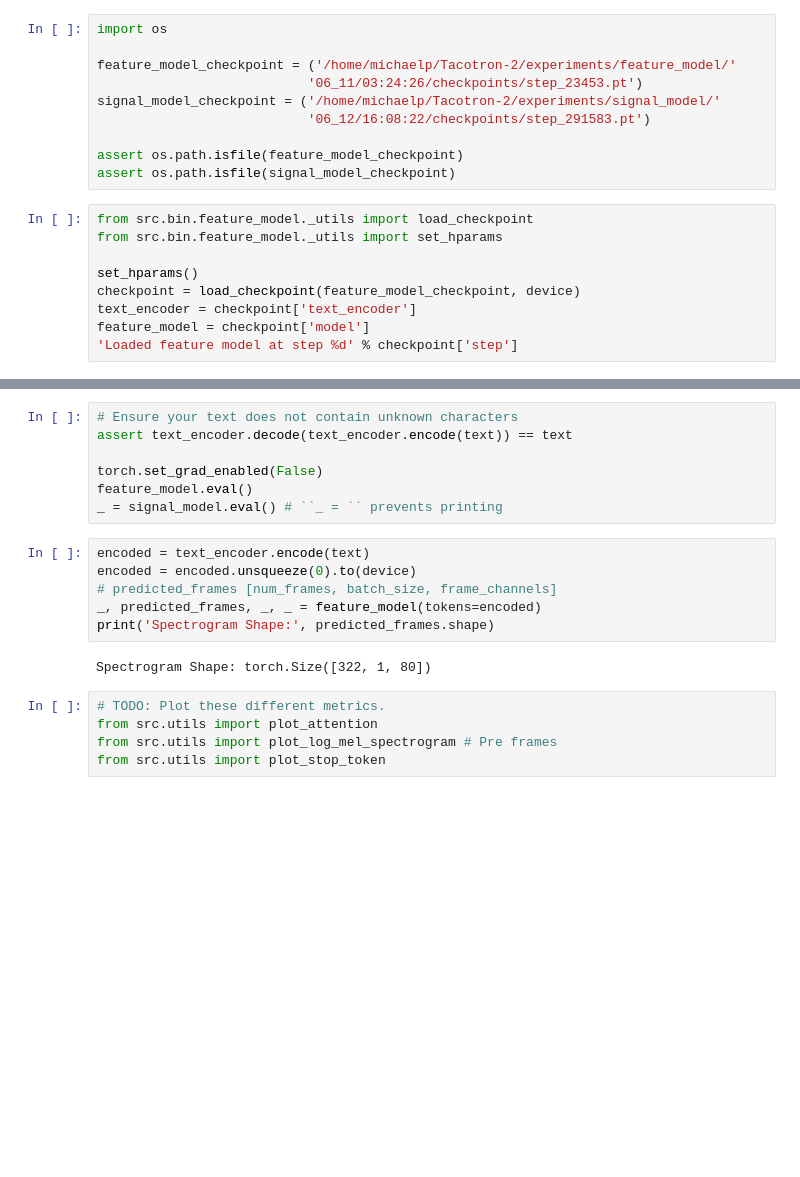
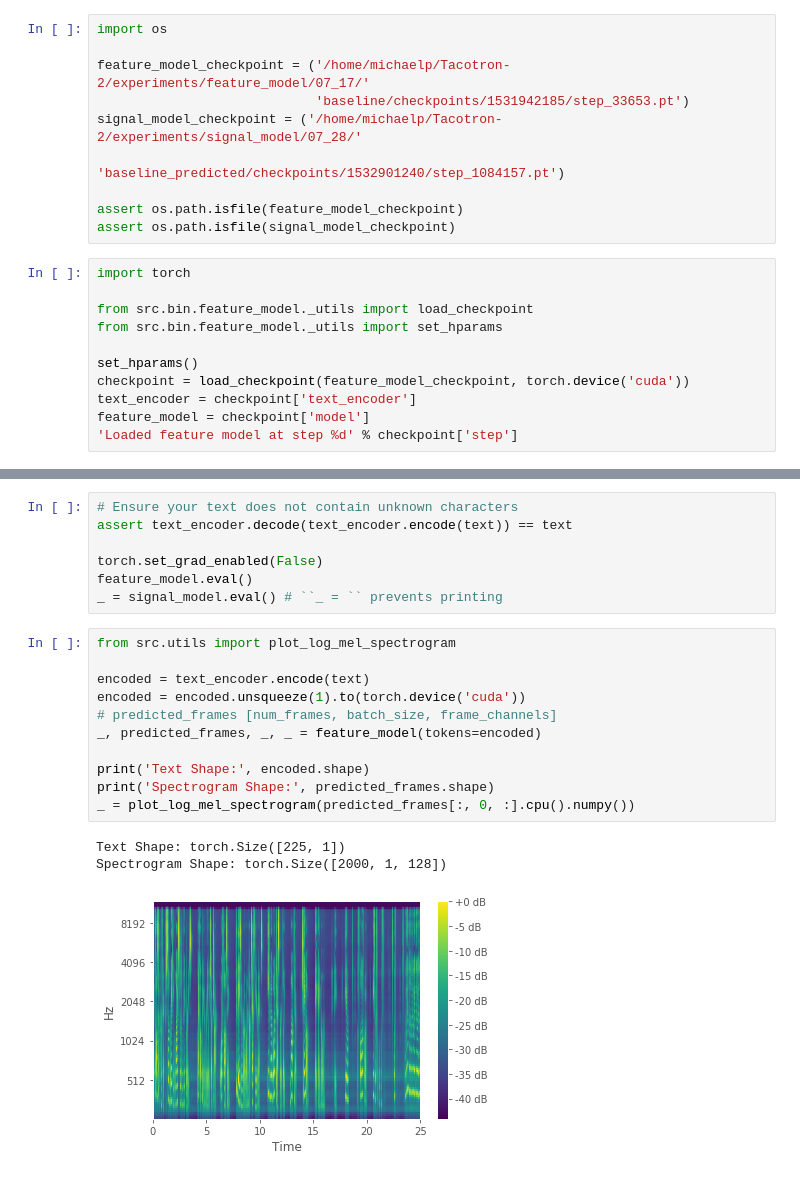
Before and after one commit to wellsaid-labs/tts-evaluation, a Jupyter notebook: notebooks/Synthesize Speech from Text.ipynb, the cells around one changed output, grey strips where cells are left out. Drawn from its saved outputs; the diff is of its cells as text; blank space fills up the shorter version.

```diff
--- a/notebooks/Synthesize Speech from Text.ipynb
+++ b/notebooks/Synthesize Speech from Text.ipynb
@@ -22,19 +14,21 @@ device = torch.device('cuda') if torch.cuda.is_available() else torch.device('cp
 # %%
 import os
 
-feature_model_checkpoint = ('/home/michaelp/Tacotron-2/experiments/feature_model/'
-                           '06_11/03:24:26/checkpoints/step_23453.pt')
-signal_model_checkpoint = ('/home/michaelp/Tacotron-2/experiments/signal_model/'
-                           '06_12/16:08:22/checkpoints/step_291583.pt')
+feature_model_checkpoint = ('/home/michaelp/Tacotron-2/experiments/feature_model/07_17/'
+                            'baseline/checkpoints/1531942185/step_33653.pt')
+signal_model_checkpoint = ('/home/michaelp/Tacotron-2/experiments/signal_model/07_28/'
+                           'baseline_predicted/checkpoints/1532901240/step_1084157.pt')
 
 assert os.path.isfile(feature_model_checkpoint)
 assert os.path.isfile(signal_model_checkpoint)
 # %%
+import torch
+
 from src.bin.feature_model._utils import load_checkpoint
 from src.bin.feature_model._utils import set_hparams
 
 set_hparams()
-checkpoint = load_checkpoint(feature_model_checkpoint, device)
+checkpoint = load_checkpoint(feature_model_checkpoint, torch.device('cuda'))
 text_encoder = checkpoint['text_encoder']
 feature_model = checkpoint['model']
 'Loaded feature model at step %d' % checkpoint['step']
@@ -64,15 +58,17 @@ torch.set_grad_enabled(False)
 feature_model.eval()
 _ = signal_model.eval() # ``_ = `` prevents printing
 # %%
+from src.utils import plot_log_mel_spectrogram
+
 encoded = text_encoder.encode(text)
-encoded = encoded.unsqueeze(0).to(device)
+encoded = encoded.unsqueeze(1).to(torch.device('cuda'))
 # predicted_frames [num_frames, batch_size, frame_channels]
 _, predicted_frames, _, _ = feature_model(tokens=encoded)
+
+print('Text Shape:', encoded.shape)
 print('Spectrogram Shape:', predicted_frames.shape)
+_ = plot_log_mel_spectrogram(predicted_frames[:, 0, :].cpu().numpy())
 # %% [output]
-Spectrogram Shape: torch.Size([322, 1, 80])
+Text Shape: torch.Size([225, 1])
+Spectrogram Shape: torch.Size([2000, 1, 128])
+[figure, added]
-# %%
-# TODO: Plot these different metrics.
-from src.utils import plot_attention
-from src.utils import plot_log_mel_spectrogram # Pre frames
-from src.utils import plot_stop_token
```
Also changed, not shown: parts of 11 cells of this notebook, 21 other files.
